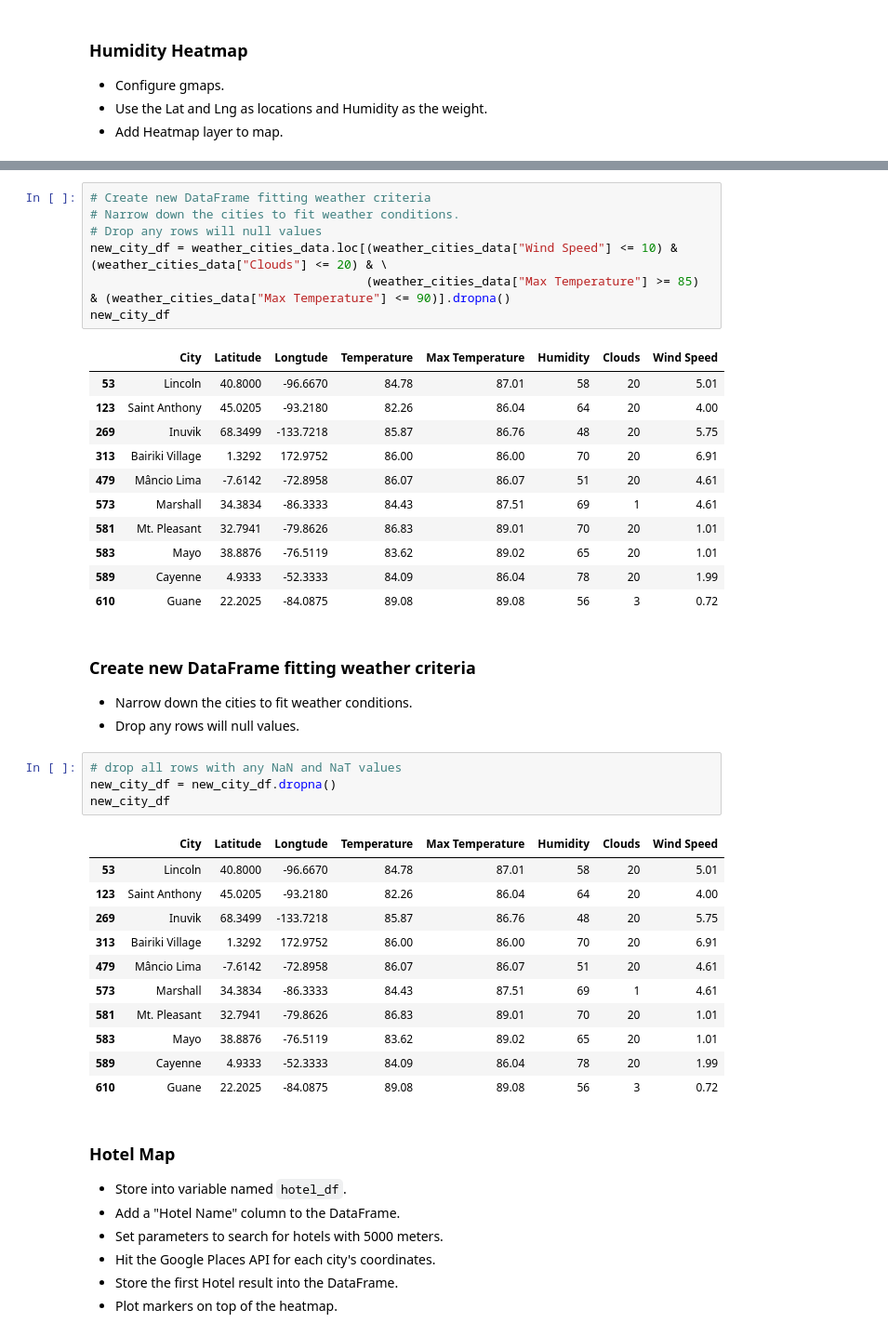
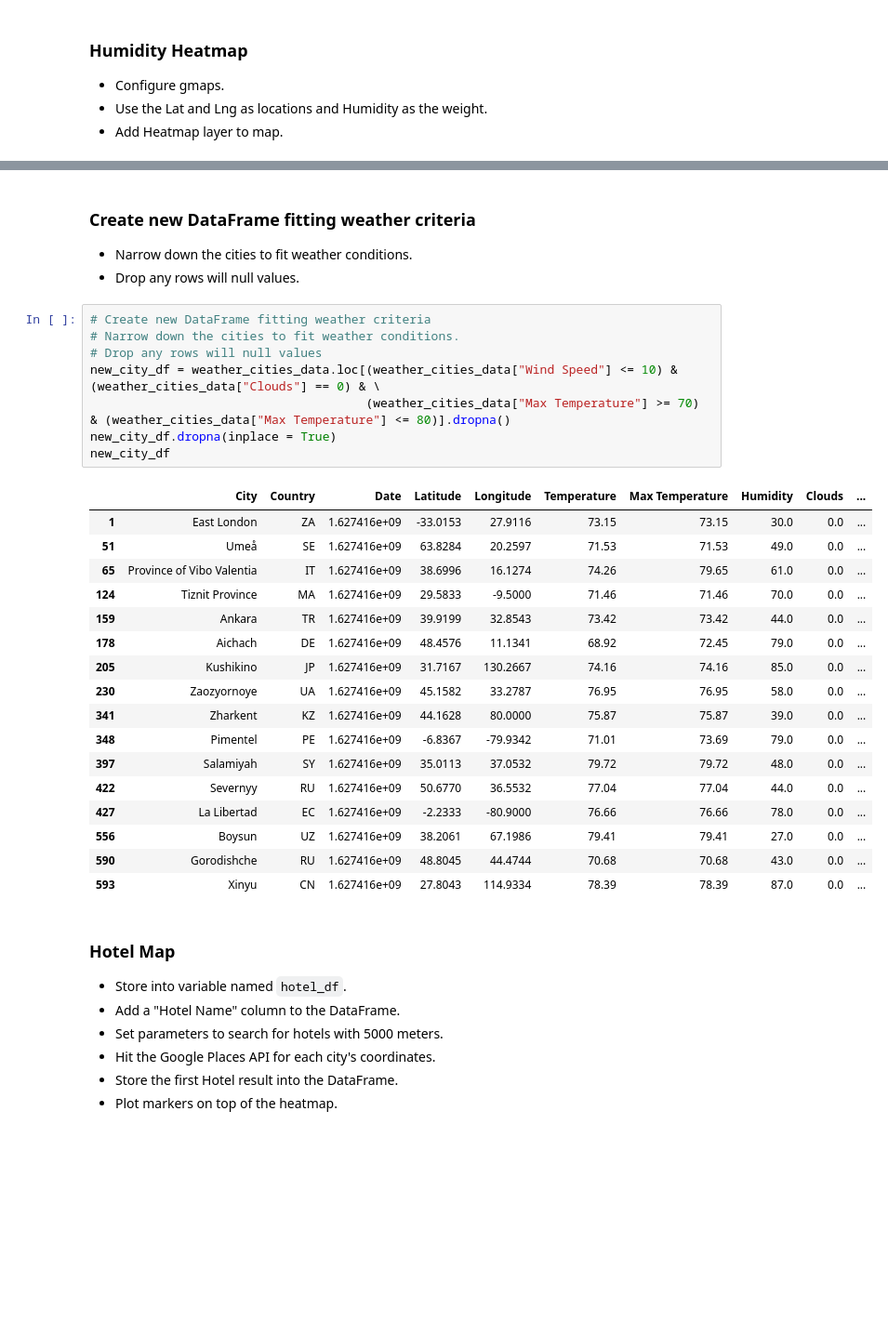
Before and after one commit to patelveronica/Python-API-Challenge, a Jupyter notebook: VacationPy/VacationPy.ipynb, the cells around one changed output, grey strips where cells are left out. Shown: that part at 93% size. Drawn from its saved outputs; the diff is of its cells as text; blank space fills up the shorter version.

```diff
--- a/VacationPy/VacationPy.ipynb
+++ b/VacationPy/VacationPy.ipynb
@@ -66,45 +63,36 @@ fig.add_layer(heat_layer)
 fig
 # %% [output]
 [interactive output not drawn]
-# %%
-# Create new DataFrame fitting weather criteria
-# Narrow down the cities to fit weather conditions.
-# Drop any rows will null values
-new_city_df = weather_cities_data.loc[(weather_cities_data["Wind Speed"] <= 10) & (weather_cities_data["Clouds"] <= 20) & \
-                                      (weather_cities_data["Max Temperature"] >= 85) & (weather_cities_data["Max Temperature"] <= 90)].dropna()
-new_city_df
-# %% [output]
-|  | City | Latitude | Longtude | Temperature | Max Temperature | Humidity | Clouds | Wind Speed |
-| 53 | Lincoln | 40.8000 | -96.6670 | 84.78 | 87.01 | 58 | 20 | 5.01 |
-| 123 | Saint Anthony | 45.0205 | -93.2180 | 82.26 | 86.04 | 64 | 20 | 4.00 |
-| 269 | Inuvik | 68.3499 | -133.7218 | 85.87 | 86.76 | 48 | 20 | 5.75 |
-| 313 | Bairiki Village | 1.3292 | 172.9752 | 86.00 | 86.00 | 70 | 20 | 6.91 |
-| 479 | Mâncio Lima | -7.6142 | -72.8958 | 86.07 | 86.07 | 51 | 20 | 4.61 |
-| 573 | Marshall | 34.3834 | -86.3333 | 84.43 | 87.51 | 69 | 1 | 4.61 |
-| 581 | Mt. Pleasant | 32.7941 | -79.8626 | 86.83 | 89.01 | 70 | 20 | 1.01 |
-| 583 | Mayo | 38.8876 | -76.5119 | 83.62 | 89.02 | 65 | 20 | 1.01 |
-| 589 | Cayenne | 4.9333 | -52.3333 | 84.09 | 86.04 | 78 | 20 | 1.99 |
-| 610 | Guane | 22.2025 | -84.0875 | 89.08 | 89.08 | 56 | 3 | 0.72 |
 # %% [markdown]
 ### Create new DataFrame fitting weather criteria
 * Narrow down the cities to fit weather conditions.
 * Drop any rows will null values.
-# %%
-# drop all rows with any NaN and NaT values
-new_city_df = new_city_df.dropna()
-new_city_df
-# %% [output]
-|  | City | Latitude | Longtude | Temperature | Max Temperature | Humidity | Clouds | Wind Speed |
-| 53 | Lincoln | 40.8000 | -96.6670 | 84.78 | 87.01 | 58 | 20 | 5.01 |
-| 123 | Saint Anthony | 45.0205 | -93.2180 | 82.26 | 86.04 | 64 | 20 | 4.00 |
-| 269 | Inuvik | 68.3499 | -133.7218 | 85.87 | 86.76 | 48 | 20 | 5.75 |
-| 313 | Bairiki Village | 1.3292 | 172.9752 | 86.00 | 86.00 | 70 | 20 | 6.91 |
-| 479 | Mâncio Lima | -7.6142 | -72.8958 | 86.07 | 86.07 | 51 | 20 | 4.61 |
-| 573 | Marshall | 34.3834 | -86.3333 | 84.43 | 87.51 | 69 | 1 | 4.61 |
-| 581 | Mt. Pleasant | 32.7941 | -79.8626 | 86.83 | 89.01 | 70 | 20 | 1.01 |
-| 583 | Mayo | 38.8876 | -76.5119 | 83.62 | 89.02 | 65 | 20 | 1.01 |
-| 589 | Cayenne | 4.9333 | -52.3333 | 84.09 | 86.04 | 78 | 20 | 1.99 |
-| 610 | Guane | 22.2025 | -84.0875 | 89.08 | 89.08 | 56 | 3 | 0.72 |
+# %%
+# Create new DataFrame fitting weather criteria
+# Narrow down the cities to fit weather conditions.
+# Drop any rows will null values
+new_city_df = weather_cities_data.loc[(weather_cities_data["Wind Speed"] <= 10) & (weather_cities_data["Clouds"] == 0) & \
+                                      (weather_cities_data["Max Temperature"] >= 70) & (weather_cities_data["Max Temperature"] <= 80)].dropna()
+new_city_df.dropna(inplace = True)
+new_city_df
+# %% [output]
+|  | City | Country | Date | Latitude | Longitude | Temperature | Max Temperature | Humidity | Clouds | ... |
+| 1 | East London | ZA | 1.627416e+09 | -33.0153 | 27.9116 | 73.15 | 73.15 | 30.0 | 0.0 | ... |
+| 51 | Umeå | SE | 1.627416e+09 | 63.8284 | 20.2597 | 71.53 | 71.53 | 49.0 | 0.0 | ... |
+| 65 | Province of Vibo Valentia | IT | 1.627416e+09 | 38.6996 | 16.1274 | 74.26 | 79.65 | 61.0 | 0.0 | ... |
+| 124 | Tiznit Province | MA | 1.627416e+09 | 29.5833 | -9.5000 | 71.46 | 71.46 | 70.0 | 0.0 | ... |
+| 159 | Ankara | TR | 1.627416e+09 | 39.9199 | 32.8543 | 73.42 | 73.42 | 44.0 | 0.0 | ... |
+| 178 | Aichach | DE | 1.627416e+09 | 48.4576 | 11.1341 | 68.92 | 72.45 | 79.0 | 0.0 | ... |
+| 205 | Kushikino | JP | 1.627416e+09 | 31.7167 | 130.2667 | 74.16 | 74.16 | 85.0 | 0.0 | ... |
+| 230 | Zaozyornoye | UA | 1.627416e+09 | 45.1582 | 33.2787 | 76.95 | 76.95 | 58.0 | 0.0 | ... |
+| 341 | Zharkent | KZ | 1.627416e+09 | 44.1628 | 80.0000 | 75.87 | 75.87 | 39.0 | 0.0 | ... |
+| 348 | Pimentel | PE | 1.627416e+09 | -6.8367 | -79.9342 | 71.01 | 73.69 | 79.0 | 0.0 | ... |
+| 397 | Salamiyah | SY | 1.627416e+09 | 35.0113 | 37.0532 | 79.72 | 79.72 | 48.0 | 0.0 | ... |
+| 422 | Severnyy | RU | 1.627416e+09 | 50.6770 | 36.5532 | 77.04 | 77.04 | 44.0 | 0.0 | ... |
+| 427 | La Libertad | EC | 1.627416e+09 | -2.2333 | -80.9000 | 76.66 | 76.66 | 78.0 | 0.0 | ... |
+| 556 | Boysun | UZ | 1.627416e+09 | 38.2061 | 67.1986 | 79.41 | 79.41 | 27.0 | 0.0 | ... |
+| 590 | Gorodishche | RU | 1.627416e+09 | 48.8045 | 44.4744 | 70.68 | 70.68 | 43.0 | 0.0 | ... |
+| 593 | Xinyu | CN | 1.627416e+09 | 27.8043 | 114.9334 | 78.39 | 78.39 | 87.0 | 0.0 | ... |
 # %% [markdown]
 ### Hotel Map
 * Store into variable named `hotel_df`.
```
Also changed, not shown: parts of 10 cells of this notebook, 5 other files.
